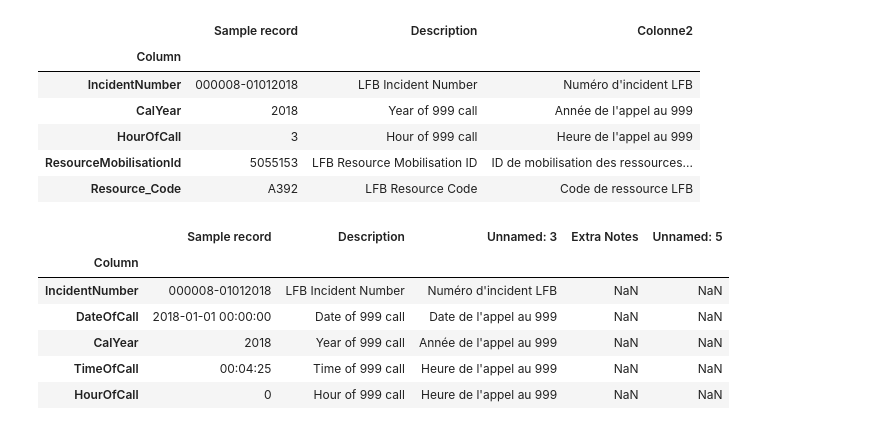
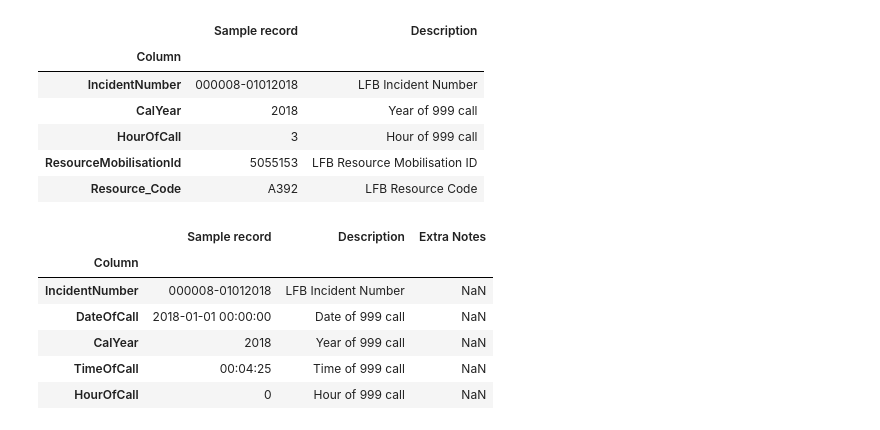
Before and after one commit to ymag-creator/datascientist-project, a Jupyter notebook: notebooks/Rapport Exploration.ipynb, the cells around one changed output. Cells and saved outputs as stored; diff of their text form; code cells hidden in the pictures.

```diff
--- a/notebooks/Rapport Exploration.ipynb
+++ b/notebooks/Rapport Exploration.ipynb
@@ -1,38 +1,35 @@
 # %%
+# Importation des librairies
+
 from datetime import datetime
 import pandas as pd
 import numpy as np
 import seaborn as sns
 import matplotlib.pyplot as plt
 import seaborn as sns
 
-# # LECTURE DES DATAs MOBILISATION
-# df_mob_2021_2024 = pd.read_csv("../datasets/LFB_Mobilisation_data_from_2021_2024.csv")
-# df_mob_2015_2020 = pd.read_csv("../datasets/LFB_Mobilisation_data_from_2015_2020.csv",sep=';',header=0,index_col='IncidentNumber')
-# df_mob_2009_2014= pd.read_csv("../datasets/LFB_Mobilisation_data_from_January_2009_2014.csv",sep=';',header=0,index_col='IncidentNumber')
-# # LECTURE DES META DATAs
+# Chargement des fichiers metadata, incident et mobilisation
+
 df_mob_meta = pd.read_excel("../data/Mobilisations_Metadata.xlsx",index_col="Column")
-df_inc_meta = pd.read_excel("../data/Incidents Metadata.xlsx", index_col="Column")
-
+df_inc_meta = pd.read_excel("../data/Metadata.xlsx", index_col="Column")
+df_incidents = pd.read_csv("../data/Incidents.csv", sep=";", index_col=0, low_memory=False)
+df_mobilisations = pd.read_csv("../data/Mobilisation.csv", sep=";", index_col=0,low_memory=False)
 display(df_mob_meta.head())
 display(df_inc_meta.head())
-
-df_incidents = pd.read_csv("../data/Incidents.csv", sep=";", index_col=0, low_memory=False)
-df_mobilisations = pd.read_csv("../data/Mobilisation concat.csv", sep=";", index_col=0,low_memory=False)
 # %% [output]
-|  | Sample record | Description | Colonne2 |
-| Column |  |  |  |
-| IncidentNumber | 000008-01012018 | LFB Incident Number | Numéro d'incident LFB |
-| CalYear | 2018 | Year of 999 call | Année de l'appel au 999 |
-| HourOfCall | 3 | Hour of 999 call | Heure de l'appel au 999 |
-| ResourceMobilisationId | 5055153 | LFB Resource Mobilisation ID | ID de mobilisation des ressources... |
-| Resource_Code | A392 | LFB Resource Code | Code de ressource LFB |
+|  | Sample record | Description |
+| Column |  |  |
+| IncidentNumber | 000008-01012018 | LFB Incident Number |
+| CalYear | 2018 | Year of 999 call |
+| HourOfCall | 3 | Hour of 999 call |
+| ResourceMobilisationId | 5055153 | LFB Resource Mobilisation ID |
+| Resource_Code | A392 | LFB Resource Code |
-|  | Sample record | Description | Unnamed: 3 | Extra Notes | Unnamed: 5 |
-| Column |  |  |  |  |  |
-| IncidentNumber | 000008-01012018 | LFB Incident Number | Numéro d'incident LFB | NaN | NaN |
-| DateOfCall | 2018-01-01 00:00:00 | Date of 999 call | Date de l'appel au 999 | NaN | NaN |
-| CalYear | 2018 | Year of 999 call | Année de l'appel au 999 | NaN | NaN |
-| TimeOfCall | 00:04:25 | Time of 999 call | Heure de l'appel au 999 | NaN | NaN |
-| HourOfCall | 0 | Hour of 999 call | Heure de l'appel au 999 | NaN | NaN |
+|  | Sample record | Description | Extra Notes |
+| Column |  |  |  |
+| IncidentNumber | 000008-01012018 | LFB Incident Number | NaN |
+| DateOfCall | 2018-01-01 00:00:00 | Date of 999 call | NaN |
+| CalYear | 2018 | Year of 999 call | NaN |
+| TimeOfCall | 00:04:25 | Time of 999 call | NaN |
+| HourOfCall | 0 | Hour of 999 call | NaN |
 # %%
 def exploration(df,meta, file_output):
```
Also changed, not shown: parts of 1 cell of this notebook, 5 other files.
